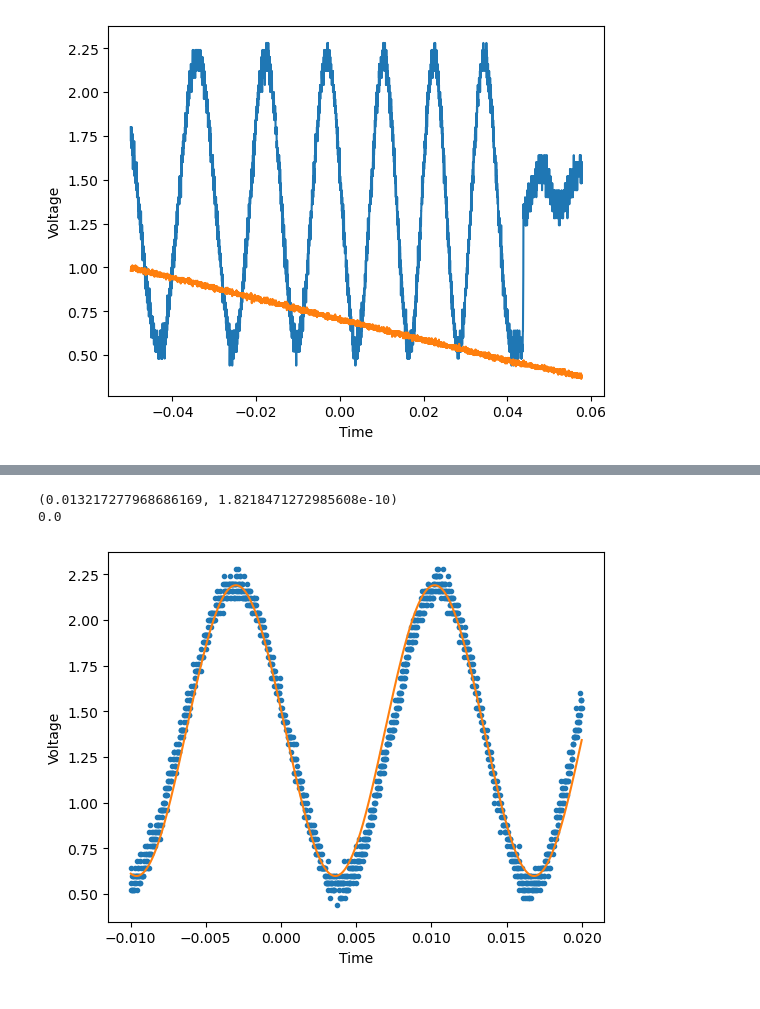
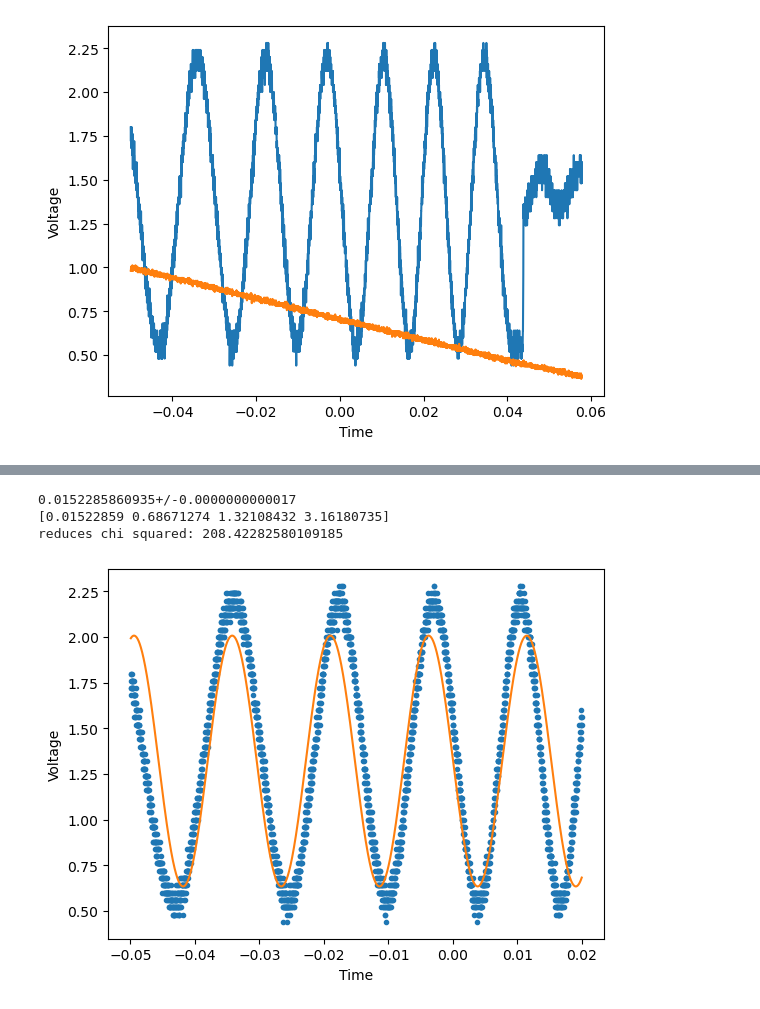
Before and after one commit to LaraTatli18/doppler-free-laser-spectroscopy, a Jupyter notebook: Calibrate.ipynb, the cells around one changed output, grey strips where cells are left out. Saved outputs shown, nothing was run; the diff lists cells and outputs as text; code cells hidden in the pictures.

Commit message:
Included errors in calculations
Used "Uncertainties" a very helpful library.

```diff
--- a/Calibrate.ipynb
+++ b/Calibrate.ipynb
@@ -81,7 +82,7 @@ plt.show()
 #have also reomved the first part of the data becuase the period is changing maby we need a diferent fitting function if the period is not uniform, like a sine of a polynomial or something
 
 temp_last_index=np.argmax(trunc_time_ch1>=0.02)
-temp_first_index=np.argmax(trunc_time_ch1>=-0.01)
+temp_first_index=0#np.argmax(trunc_time_ch1>=-0.01)
 
 trunc_time_ch1=trunc_time_ch1[temp_first_index:temp_last_index]
 trunc_time_ch2=trunc_time_ch2[temp_first_index:temp_last_index]
@@ -100,39 +131,48 @@ plt.show()
+# %%
+#so the errors are
+ch1_err=0.008/2
+ch2_err=0.04/2
 # %%
 #sinusoidal fit of the chanel 2 voltage to find the period
 
 def sinusoidal(time,period,amplitude,offset,phase):
 	return amplitude*np.sin(2*np.pi*(time/period)-phase)+offset
 
-errors=np.ones(trunc_voltage_ch2.size)*np.inf
+ch2_errs=np.full(trunc_time_ch2.size,ch2_err)
 
 popt,pcov=curve_fit(
 	f=sinusoidal,
 	xdata=trunc_time_ch2,
 	ydata=trunc_voltage_ch2,
 	p0=(0.01321728, 0.79615636, 1.39454535, 3.28931244),
+	sigma=ch2_errs,
+	absolute_sigma=True
 )
 
-period=(popt[0],pcov[0,0])
+period=ufloat(popt[0],pcov[0,0])
 print(period)
+
+print(popt)
 
 voltage_fit_ch2=sinusoidal(trunc_time_ch2,*popt)
 
 def reduced_chi_squared(expected_values,observed_values,errors,dof):
 	return np.sum(((observed_values-expected_values)**2)/(errors**2))/dof
 
-print(reduced_chi_squared(voltage_fit_ch2,trunc_voltage_ch2,errors,trunc_time_ch2.size-np.size(initial_paramiters)))
+print("reduces chi squared:",reduced_chi_squared(voltage_fit_ch2,trunc_voltage_ch2,ch2_errs, trunc_voltage_ch2.size-np.size(popt)))
 
 plt.scatter(trunc_time_ch2, trunc_voltage_ch2,marker='.')
 plt.plot(trunc_time_ch2, voltage_fit_ch2,color='C1')
 
 plt.xlabel('Time')
 plt.ylabel('Voltage')
 
 plt.show()
 # %% [output]
-(0.013217277968686169, 1.8218471272985608e-10)
-0.0
+0.0152285860935+/-0.0000000000017
+[0.01522859 0.68671274 1.32108432 3.16180735]
+reduces chi squared: 208.42282580109185
-[figure, old version]
+[figure, new version]
 # %%
 #straight line fit on the channel 1 voltage to find the change in voltage across that period
 
```
Also changed, not shown: parts of 6 cells of this notebook.
